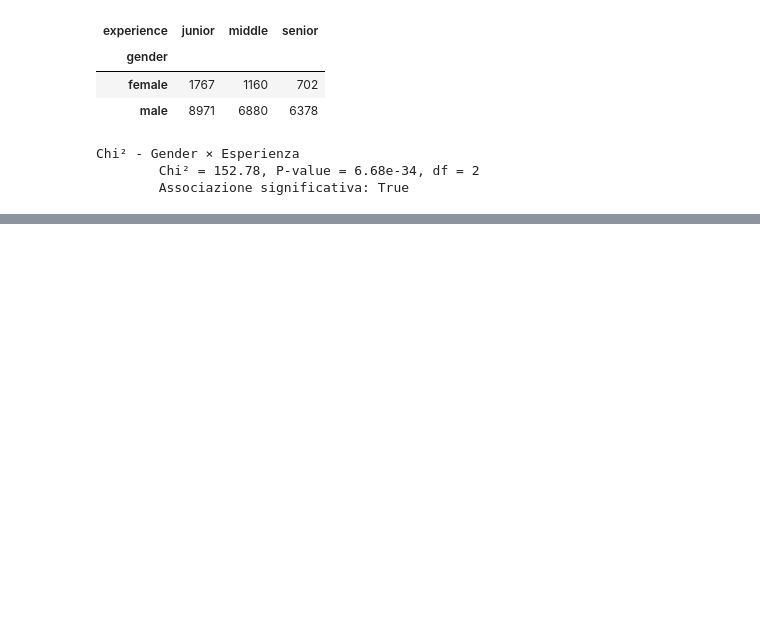
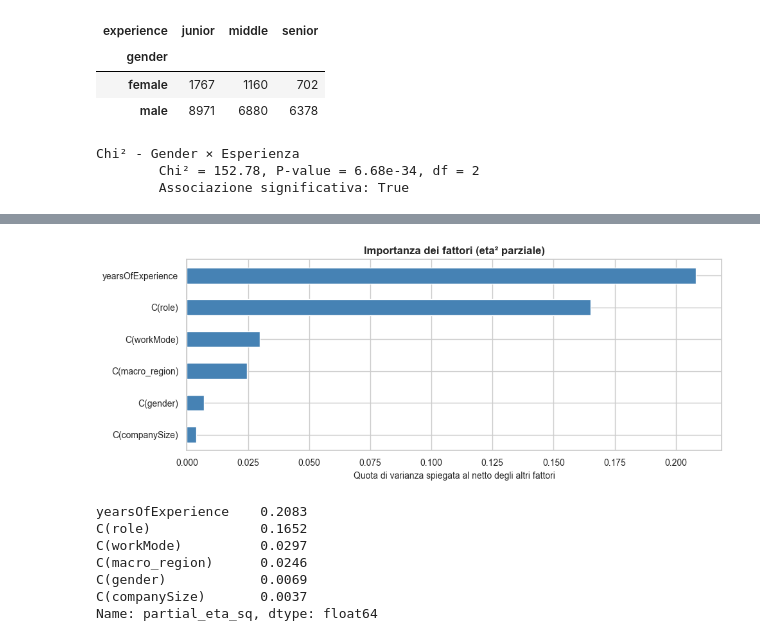
Before and after one commit to skateddu/italian-tech-salaries-analysis, a Jupyter notebook: data_analysis.ipynb, the cells around one changed output, grey strips where cells are left out. Saved outputs shown, nothing was run; the diff lists cells and outputs as text; code cells hidden in the pictures; blank space fills up the shorter version.

```diff
--- a/data_analysis.ipynb
+++ b/data_analysis.ipynb
@@ -1125,0 +1110,22 @@ plt.show()
+# %%
+# Importanza dei fattori: eta² parziale da ANOVA di tipo II sul modello completo
+anova_regression = sm.stats.anova_lm(ols(formula=formula, data=df_regression).fit(), typ=2)
+factor_importance = partial_eta_squared(anova_regression)
+
+fig, ax = plt.subplots(figsize=(10, 4))
+factor_importance.iloc[::-1].plot.barh(ax=ax, color="steelblue")
+ax.set_title("Importanza dei fattori (eta² parziale)")
+ax.set_xlabel("Quota di varianza spiegata al netto degli altri fattori")
+plt.tight_layout()
+plt.show()
+
+factor_importance.round(decimals=4)
+# %% [output]
+[figure, added]
+yearsOfExperience    0.2083
+C(role)              0.1652
+C(workMode)          0.0297
+C(macro_region)      0.0246
+C(gender)            0.0069
+C(companySize)       0.0037
+Name: partial_eta_sq, dtype: float64
```
Also changed, not shown: parts of 23 cells of this notebook, 1 other file.
